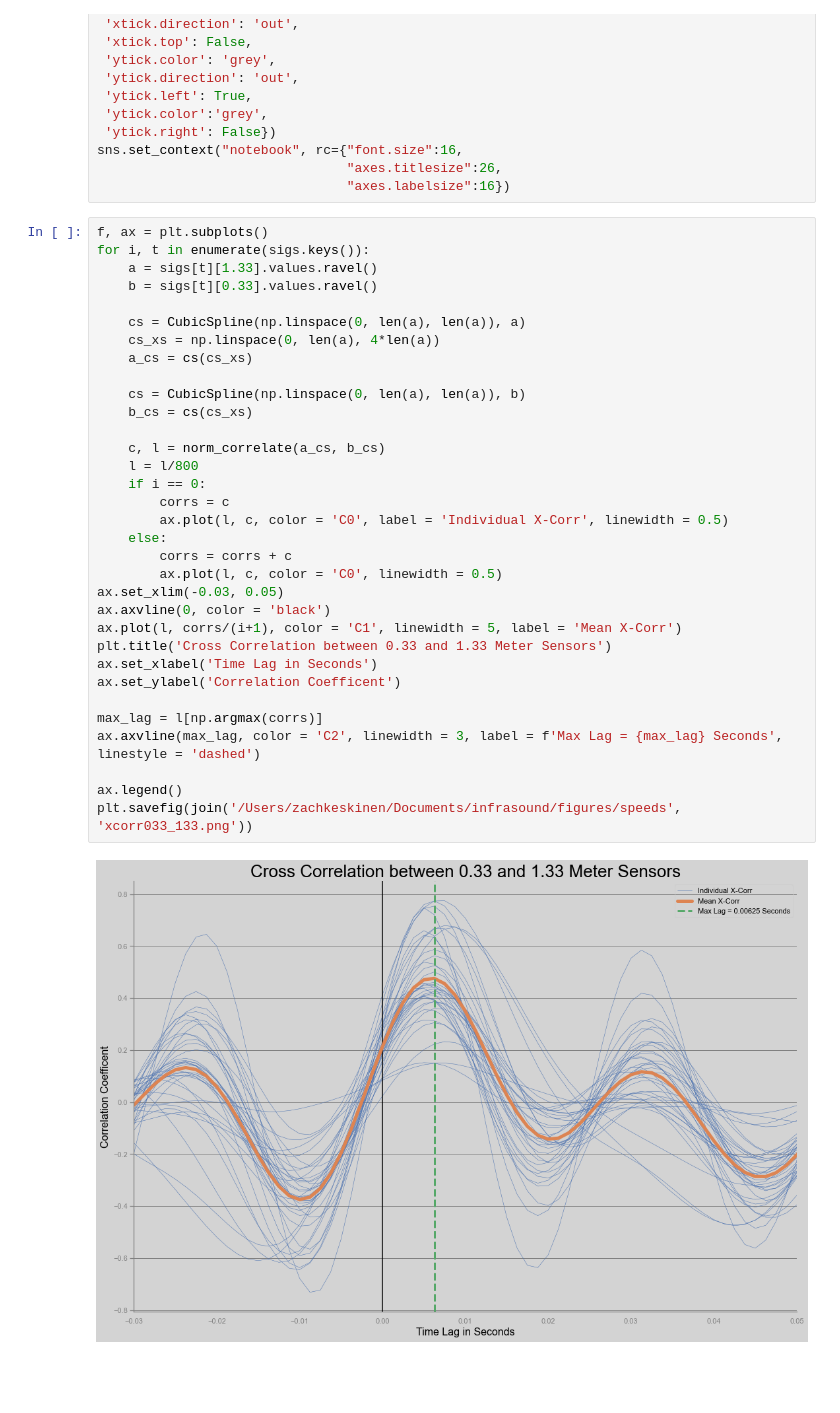
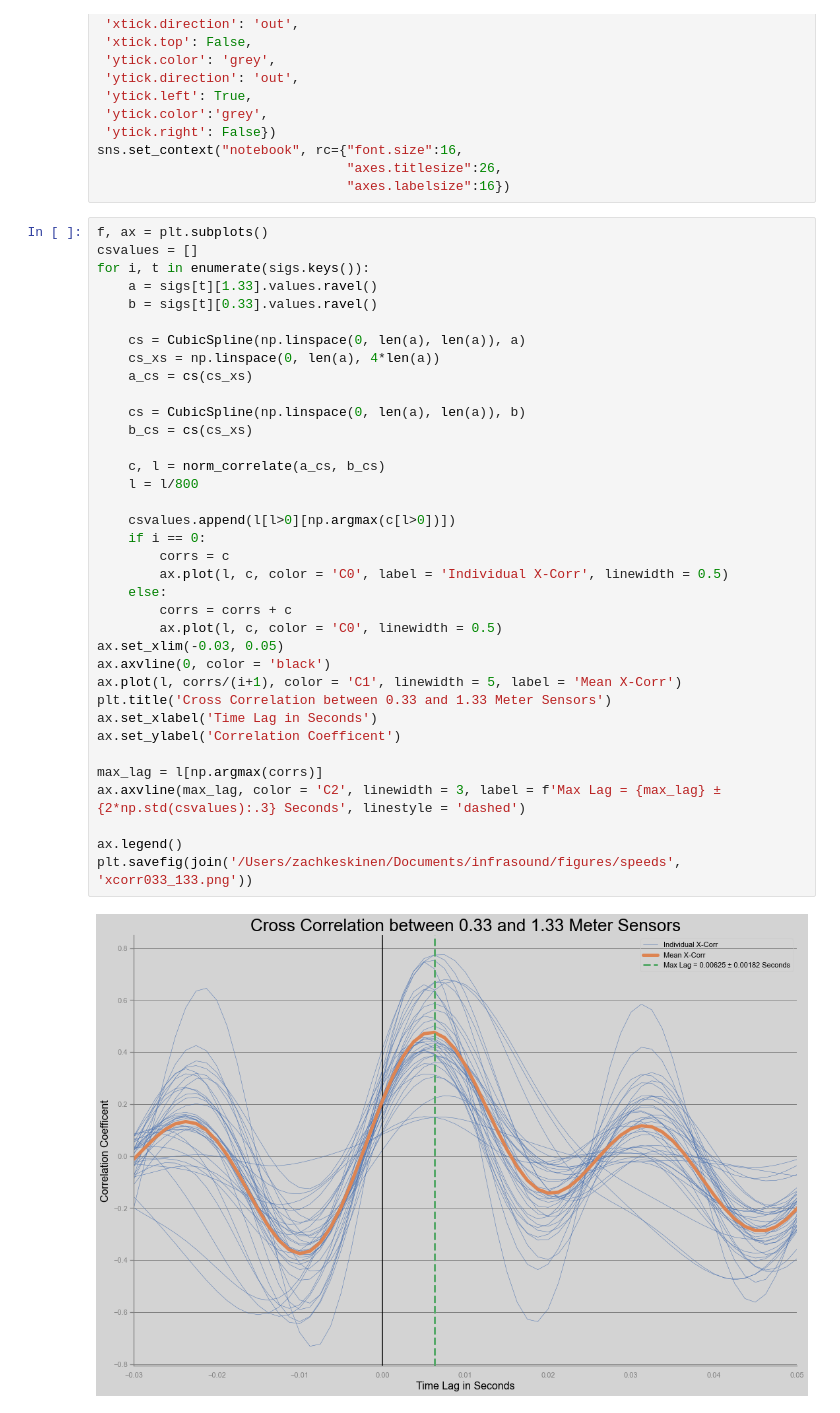
Before and after one commit to ZachHoppinen/infrasound-snow-attenuation, a Jupyter notebook: src/speed_correlograms/correlograms.ipynb, the cells around one changed output. Drawn from its saved outputs; the diff is of its cells as text; blank space fills up the shorter version.

```diff
--- a/src/speed_correlograms/correlograms.ipynb
+++ b/src/speed_correlograms/correlograms.ipynb
@@ -51,36 +49,39 @@ sns.set_context("notebook", rc={"font.size":16,
                                 "axes.labelsize":16})
 # %%
 f, ax = plt.subplots()
+csvalues = []
 for i, t in enumerate(sigs.keys()):
     a = sigs[t][1.33].values.ravel()
     b = sigs[t][0.33].values.ravel()
 
     cs = CubicSpline(np.linspace(0, len(a), len(a)), a)
     cs_xs = np.linspace(0, len(a), 4*len(a))
     a_cs = cs(cs_xs)
 
     cs = CubicSpline(np.linspace(0, len(a), len(a)), b)
     b_cs = cs(cs_xs)
 
     c, l = norm_correlate(a_cs, b_cs)
     l = l/800
+
+    csvalues.append(l[l>0][np.argmax(c[l>0])])
     if i == 0:
         corrs = c
         ax.plot(l, c, color = 'C0', label = 'Individual X-Corr', linewidth = 0.5)
     else:
         corrs = corrs + c
         ax.plot(l, c, color = 'C0', linewidth = 0.5)
 ax.set_xlim(-0.03, 0.05)
 ax.axvline(0, color = 'black')
 ax.plot(l, corrs/(i+1), color = 'C1', linewidth = 5, label = 'Mean X-Corr')
 plt.title('Cross Correlation between 0.33 and 1.33 Meter Sensors')
 ax.set_xlabel('Time Lag in Seconds')
 ax.set_ylabel('Correlation Coefficent')
 
 max_lag = l[np.argmax(corrs)]
-ax.axvline(max_lag, color = 'C2', linewidth = 3, label = f'Max Lag = {max_lag} Seconds', linestyle = 'dashed')
+ax.axvline(max_lag, color = 'C2', linewidth = 3, label = f'Max Lag = {max_lag} ± {2*np.std(csvalues):.3} Seconds', linestyle = 'dashed')
 
 ax.legend()
 plt.savefig(join('/Users/zachkeskinen/Documents/infrasound/figures/speeds', 'xcorr033_133.png'))
 # %% [output]
-[figure, old version]
+[figure, new version]
```
Also changed, not shown: parts of 10 cells of this notebook, 1 other file.
